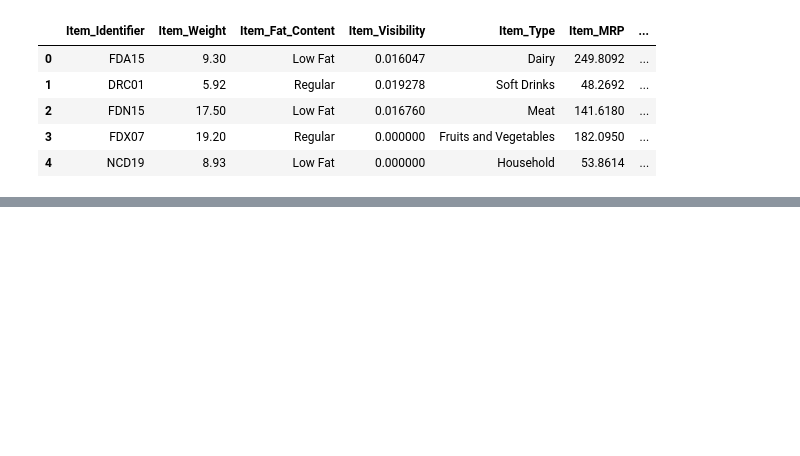
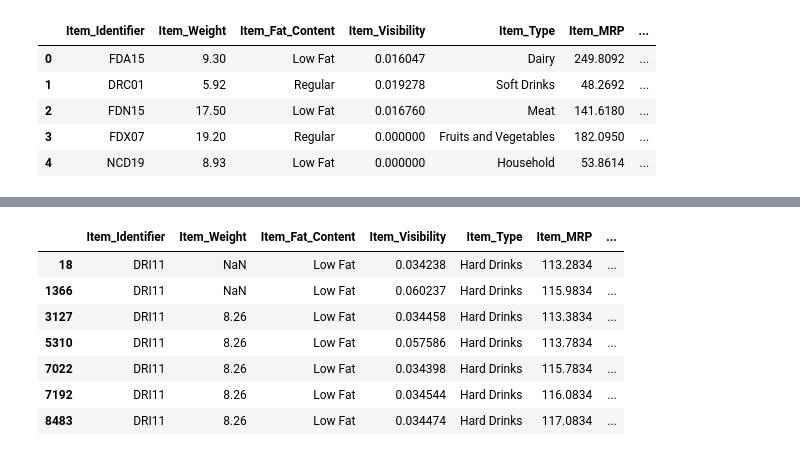
Before and after one commit to ArriazaGonzalo/Prediccion_ventas_P1, a Jupyter notebook: Predicciones_venta_P1.ipynb, the cells around one changed output, grey strips where cells are left out. Drawn from its saved outputs; the diff is of its cells as text; code cells hidden in the pictures; blank space fills up the shorter version.

```diff
--- a/Predicciones_venta_P1.ipynb
+++ b/Predicciones_venta_P1.ipynb
@@ -15,0 +140,12 @@ df.head()
+# %%
+df2 = df.loc[df['Item_Identifier']=='DRI11', :]
+df2
+# %% [output]
+|  | Item_Identifier | Item_Weight | Item_Fat_Content | Item_Visibility | Item_Type | Item_MRP | ... |
+| 18 | DRI11 | NaN | Low Fat | 0.034238 | Hard Drinks | 113.2834 | ... |
+| 1366 | DRI11 | NaN | Low Fat | 0.060237 | Hard Drinks | 115.9834 | ... |
+| 3127 | DRI11 | 8.26 | Low Fat | 0.034458 | Hard Drinks | 113.3834 | ... |
+| 5310 | DRI11 | 8.26 | Low Fat | 0.057586 | Hard Drinks | 113.7834 | ... |
+| 7022 | DRI11 | 8.26 | Low Fat | 0.034398 | Hard Drinks | 115.7834 | ... |
+| 7192 | DRI11 | 8.26 | Low Fat | 0.034544 | Hard Drinks | 116.0834 | ... |
+| 8483 | DRI11 | 8.26 | Low Fat | 0.034474 | Hard Drinks | 117.0834 | ... |
```
Also changed, not shown: parts of 58 cells of this notebook.
